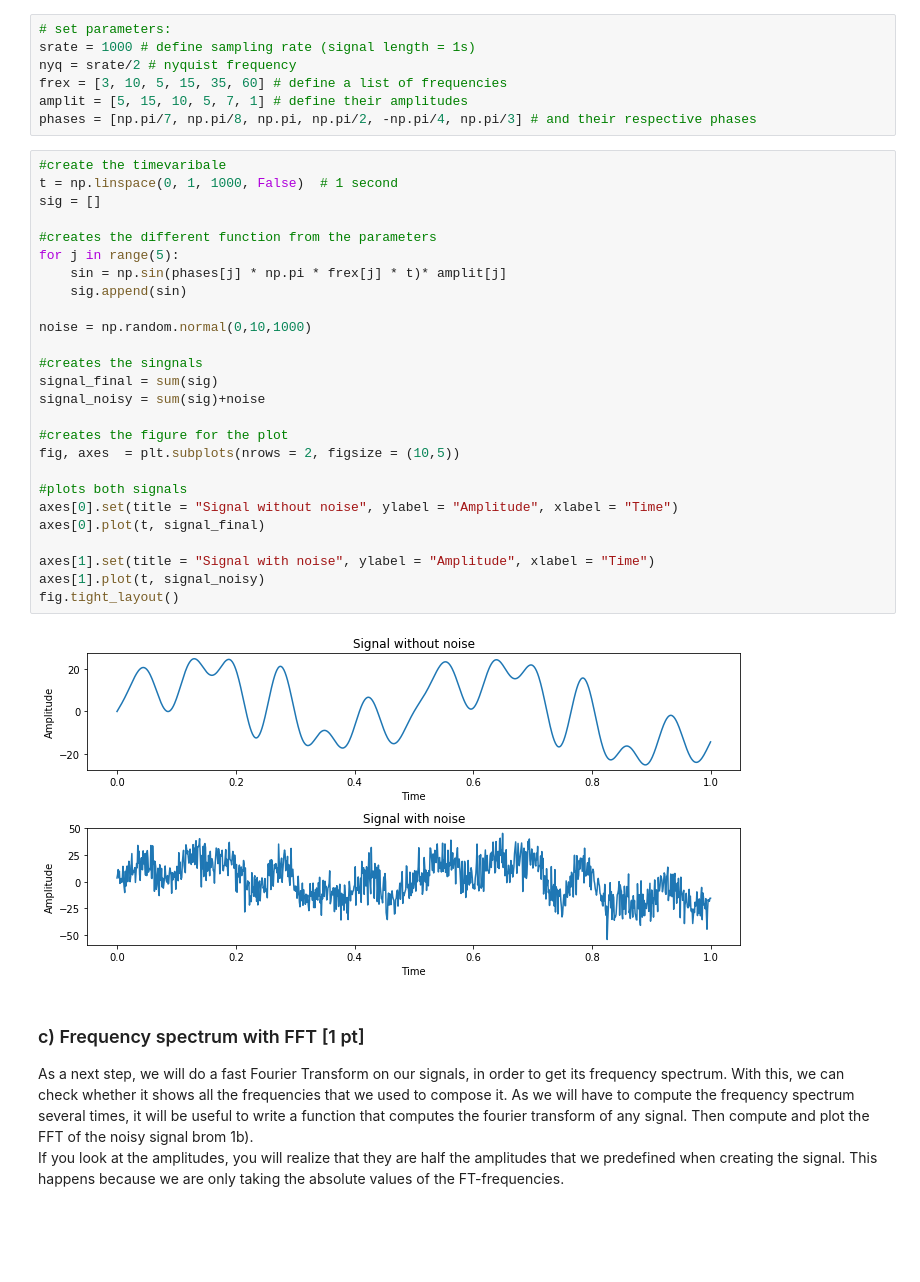
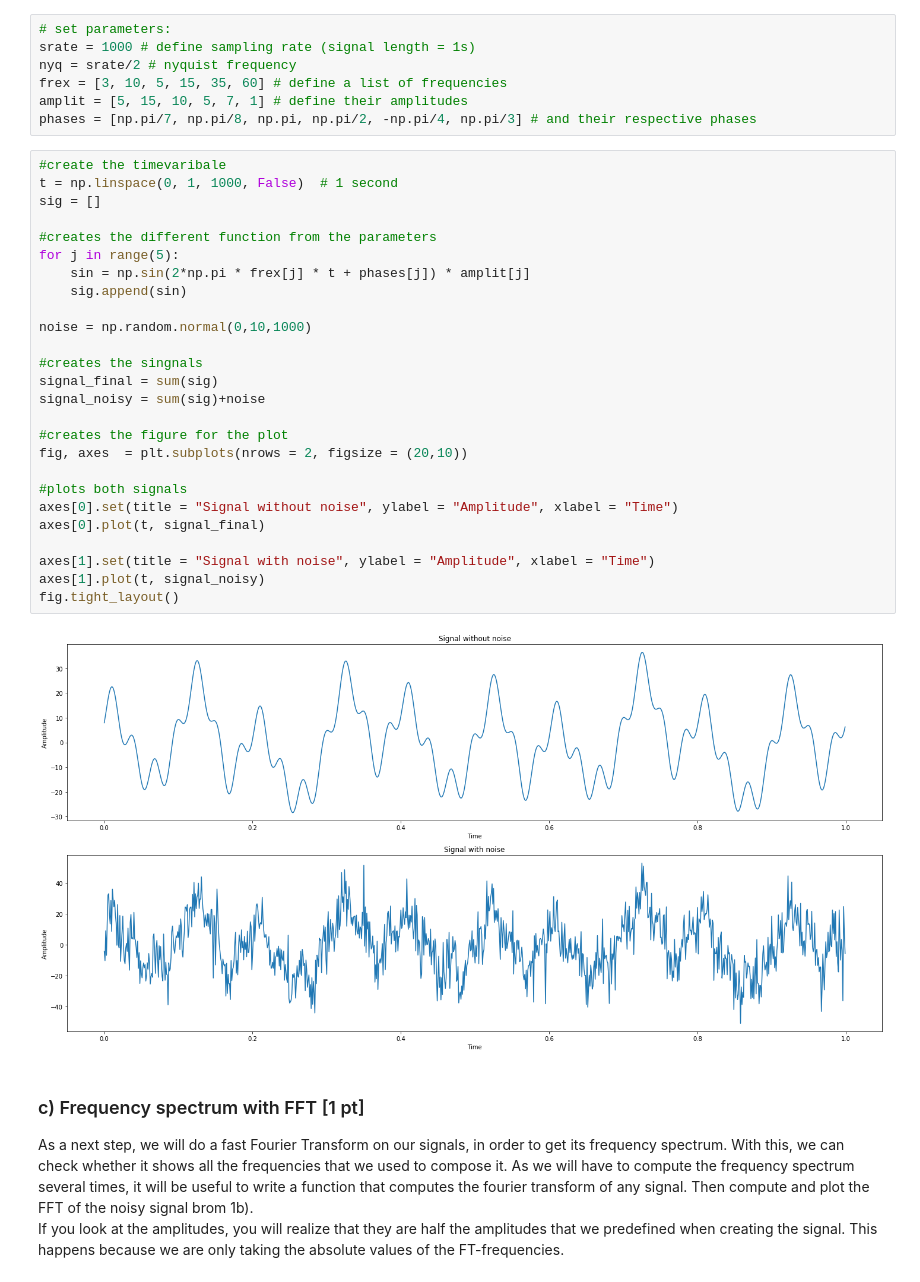
Before and after one commit to NBP-ACC/week-8-updated-acc_2, a Jupyter notebook: Sheet06.ipynb, the cells around one changed output. Cells and saved outputs as stored; diff of their text form; blank space fills up the shorter version.

```diff
--- a/Sheet06.ipynb
+++ b/Sheet06.ipynb
@@ -80,31 +80,31 @@ phases = [np.pi/7, np.pi/8, np.pi, np.pi/2, -np.pi/4, np.pi/3] # and their respe
 # %%
 #create the timevaribale
 t = np.linspace(0, 1, 1000, False)  # 1 second
 sig = []
 
 #creates the different function from the parameters
 for j in range(5):
-    sin = np.sin(phases[j] * np.pi * frex[j] * t)* amplit[j]
+    sin = np.sin(2*np.pi * frex[j] * t + phases[j]) * amplit[j]
     sig.append(sin)
 
 noise = np.random.normal(0,10,1000)
 
 #creates the singnals
 signal_final = sum(sig)
 signal_noisy = sum(sig)+noise
 
 #creates the figure for the plot
-fig, axes  = plt.subplots(nrows = 2, figsize = (10,5))
+fig, axes  = plt.subplots(nrows = 2, figsize = (20,10))
 
 #plots both signals
 axes[0].set(title = "Signal without noise", ylabel = "Amplitude", xlabel = "Time")
 axes[0].plot(t, signal_final)
 
 axes[1].set(title = "Signal with noise", ylabel = "Amplitude", xlabel = "Time")
 axes[1].plot(t, signal_noisy)
 fig.tight_layout()
 # %% [output]
-[figure, old version]
+[figure, new version]
 # %% [markdown]
 ### c) Frequency spectrum with FFT [1 pt]
 As a next step, we will do a fast Fourier Transform on our signals, in order to get its frequency spectrum. With this, we can check whether it shows all the frequencies that we used to compose it.
```
Also changed, not shown: parts of 6 cells of this notebook.
